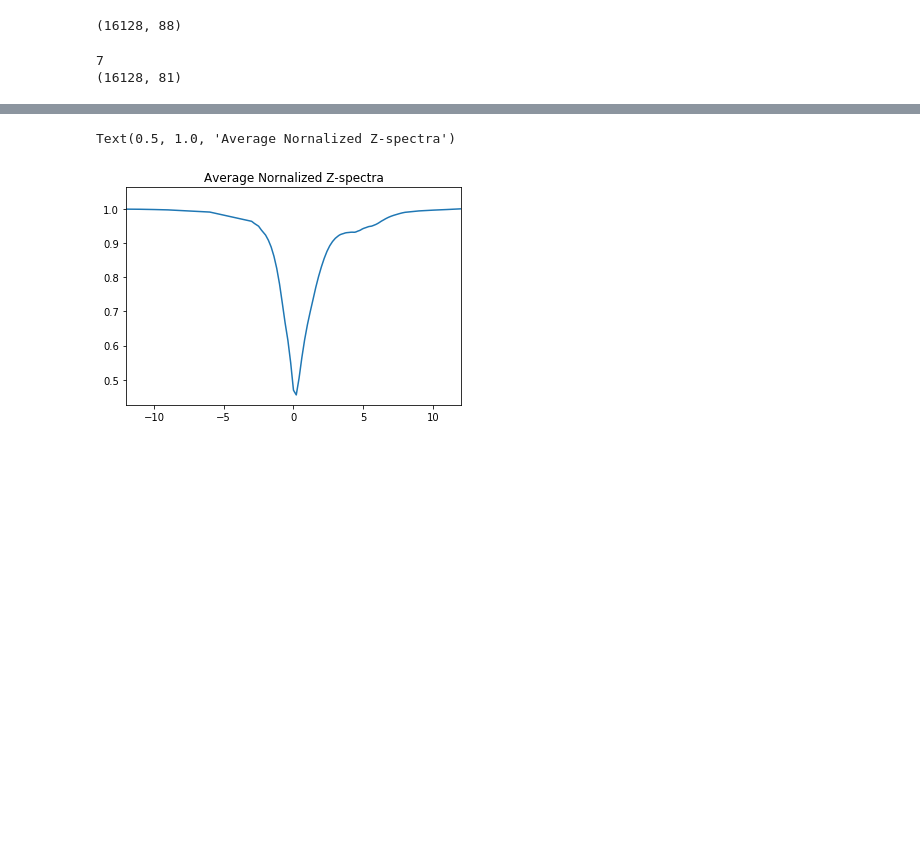
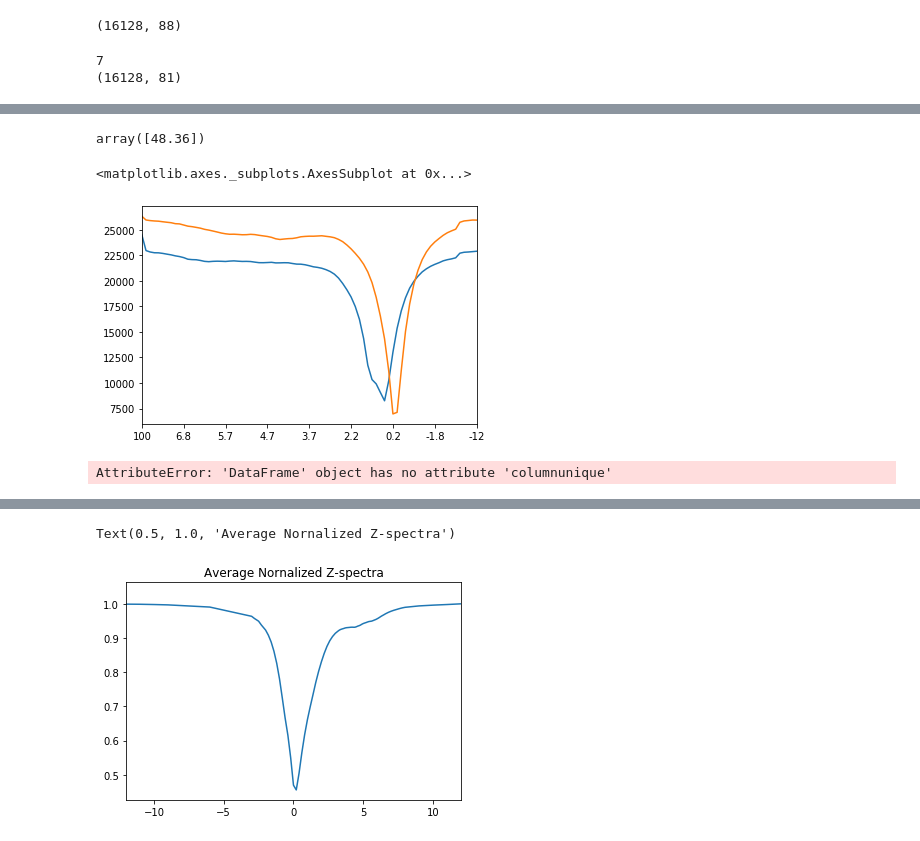
Before and after one commit to JCardenasRdz/acidoCEST_Machine_Learning, a Jupyter notebook: Iopamidol_PCA_LogReg.ipynb, the cells around one changed output, grey strips where cells are left out. Cells and saved outputs as stored; diff of their text form; code cells hidden in the pictures; blank space fills up the shorter version.

```diff
--- a/Iopamidol_PCA_LogReg.ipynb
+++ b/Iopamidol_PCA_LogReg.ipynb
@@ -109,0 +120,14 @@ def normalize_cest(raw_signal, norm_index):
+# %%
+data[f1]['Conc(mM)'].unique()
+# %% [output]
+array([48.36])
+# %%
+X[data.pH == 6.56].mean(axis = 0).plot()
+X[data.pH == 7.03].mean(axis = 0).plot()
+# %% [output]
+<matplotlib.axes._subplots.AxesSubplot at 0x...>
+[figure, added]
+# %%
+X.columnunique
+# %% [output]
+AttributeError: 'DataFrame' object has no attribute 'columnunique'
```
Also changed, not shown: parts of 22 cells of this notebook.
